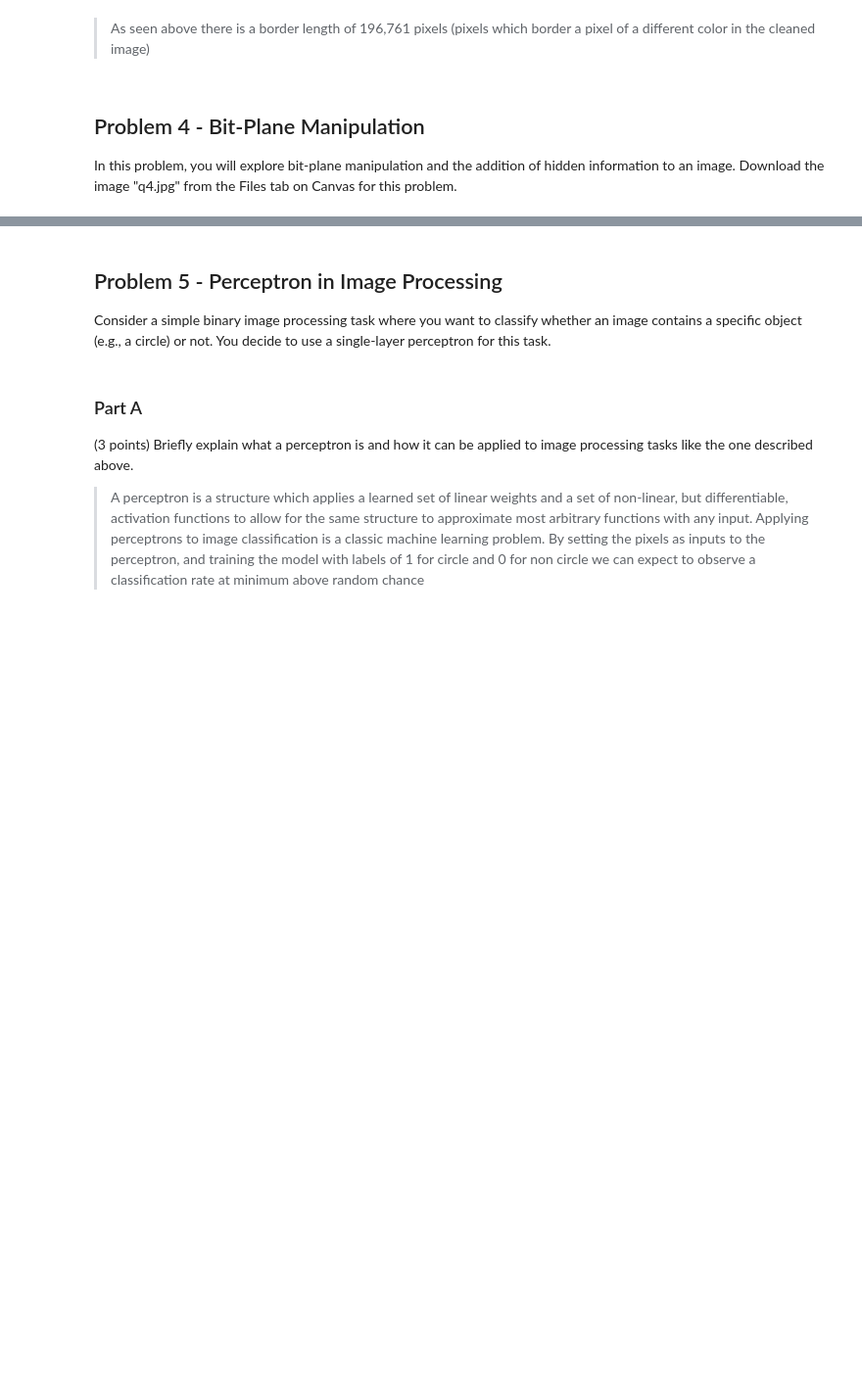
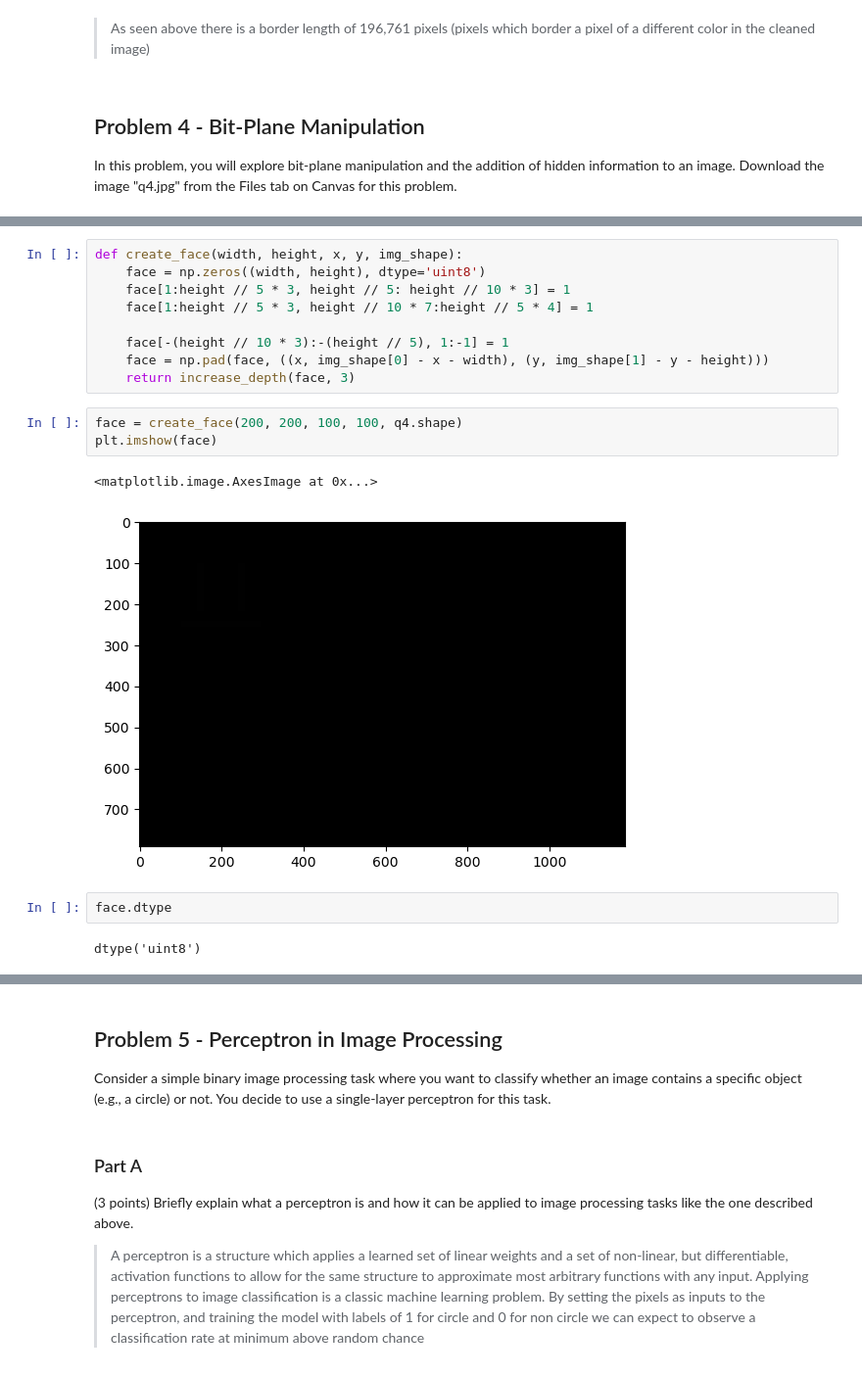
Before and after one commit to JacksonPaull/fa2023, a Jupyter notebook: Image Processing/Homework 1/hw1.ipynb, the cells around one changed output, grey strips where cells are left out. Shown at 98% size. Saved outputs shown, nothing was run; the diff lists cells and outputs as text; blank space fills up the shorter version.

```diff
--- a/Image Processing/Homework 1/hw1.ipynb
+++ b/Image Processing/Homework 1/hw1.ipynb
@@ -607,0 +665,19 @@ image?
+# %%
+def create_face(width, height, x, y, img_shape):
+    face = np.zeros((width, height), dtype='uint8')
+    face[1:height // 5 * 3, height // 5: height // 10 * 3] = 1
+    face[1:height // 5 * 3, height // 10 * 7:height // 5 * 4] = 1
+
+    face[-(height // 10 * 3):-(height // 5), 1:-1] = 1
+    face = np.pad(face, ((x, img_shape[0] - x - width), (y, img_shape[1] - y - height)))
+    return increase_depth(face, 3)
+# %%
+face = create_face(200, 200, 100, 100, q4.shape)
+plt.imshow(face)
+# %% [output]
+<matplotlib.image.AxesImage at 0x...>
+[figure, added]
+# %%
+face.dtype
+# %% [output]
+dtype('uint8')
```
Also changed, not shown: parts of 9 cells of this notebook, 1 other file.
